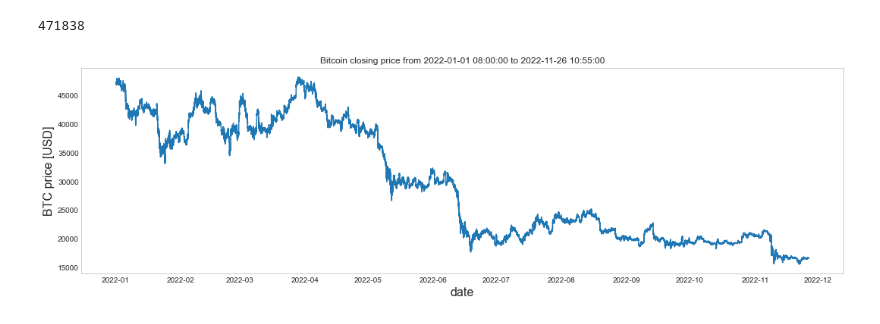
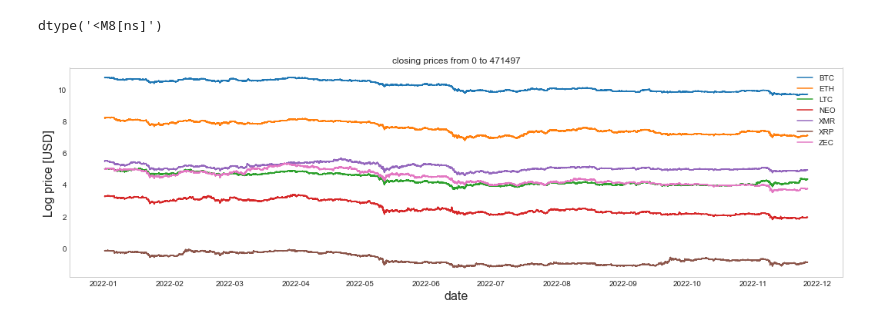
Before and after one commit to BabyChouSr/crypto-pairs-trading, a Jupyter notebook: arb_strat.ipynb, the cells around one changed output. Saved outputs shown, nothing was run; the diff lists cells and outputs as text; code cells hidden in the pictures.

Commit message:
plotted log price of 7 coins

```diff
--- a/arb_strat.ipynb
+++ b/arb_strat.ipynb
@@ -151,0 +120,20 @@ Retrieving data from 2022-11-25 19:20:00 to 2022-11-26 12:00:00 for ZECUSD
+# %%
+btc_prices = btc[["time","close"]].rename(columns = {"close": "btc_price"})
+
+all_prices = btc_prices.merge(eth[["time","close"]].rename(columns = {"close": "eth_price"}), on = "time", how = "left")
+all_prices = all_prices.merge(ltc[["time","close"]].rename(columns = {"close": "ltc_price"}), on = "time", how = "left")
+all_prices = all_prices.merge(neo[["time","close"]].rename(columns = {"close": "neo_price"}), on = "time", how = "left")
+all_prices = all_prices.merge(xmr[["time","close"]].rename(columns = {"close": "xmr_price"}), on = "time", how = "left")
+all_prices = all_prices.merge(xrp[["time","close"]].rename(columns = {"close": "xrp_price"}), on = "time", how = "left")
+all_prices = all_prices.merge(zec[["time","close"]].rename(columns = {"close": "zec_price"}), on = "time", how = "left")
+
+all_prices["btc_price"] = np.log(all_prices["btc_price"])
+all_prices["eth_price"] = np.log(all_prices["eth_price"].interpolate())
+all_prices["ltc_price"] = np.log(all_prices["ltc_price"].interpolate())
+all_prices["neo_price"] = np.log(all_prices["neo_price"].interpolate())
+all_prices["xmr_price"] = np.log(all_prices["xmr_price"].interpolate())
+all_prices["xrp_price"] = np.log(all_prices["xrp_price"].interpolate())
+all_prices["zec_price"] = np.log(all_prices["zec_price"].interpolate())
+# %%
+all_prices = all_prices.set_index("time")
+all_prices
@@ -152,16 +155,23 @@ Retrieving data from 2022-11-25 19:20:00 to 2022-11-26 12:00:00 for ZECUSD
+# %%
+df = all_prices["btc_price"]
+df.index.dtype
+# %% [output]
+dtype('<M8[ns]')
 # %%
-df = dfs[0]
-print(df.shape[0])
-
 fig, ax = plt.subplots(1, 1, figsize=(18, 5))
-
-ax.plot(df['close'])
+ax.plot(all_prices["btc_price"], label = "BTC")
+ax.plot(all_prices["eth_price"], label = "ETH")
+ax.plot(all_prices["ltc_price"], label = "LTC")
+ax.plot(all_prices["neo_price"], label = "NEO")
+ax.plot(all_prices["xmr_price"], label = "XMR")
+ax.plot(all_prices["xrp_price"], label = "XRP")
+ax.plot(all_prices["zec_price"], label = "ZEC")
+ax.legend(loc="upper right")
 ax.set_xlabel('date', fontsize=16)
-ax.set_ylabel('BTC price [USD]', fontsize=16)
-ax.set_title('Bitcoin closing price from {} to {}'.format(df.index[0], df.index[-1]))
+ax.set_ylabel('Log price [USD]', fontsize=16)
+ax.set_title('closing prices from {} to {}'.format(eth.index[0], eth.index[-1]))
 ax.grid()
 
 plt.show()
 # %% [output]
-471838
-[figure, old version]
+[figure, new version]
```
Also changed, not shown: parts of 6 cells of this notebook.
